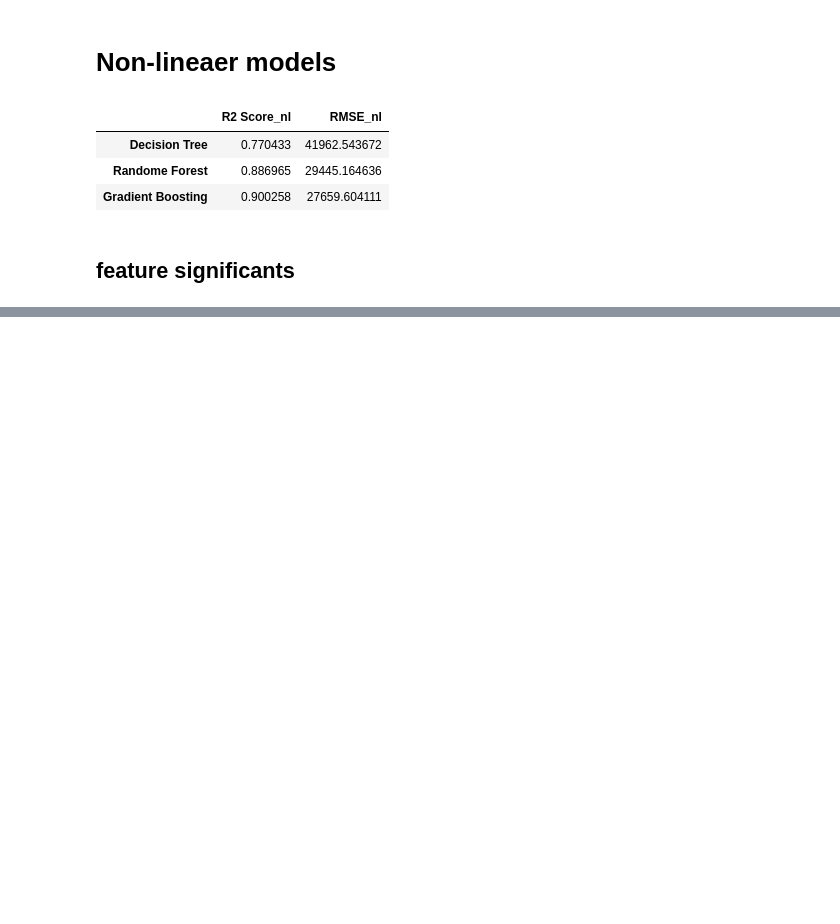
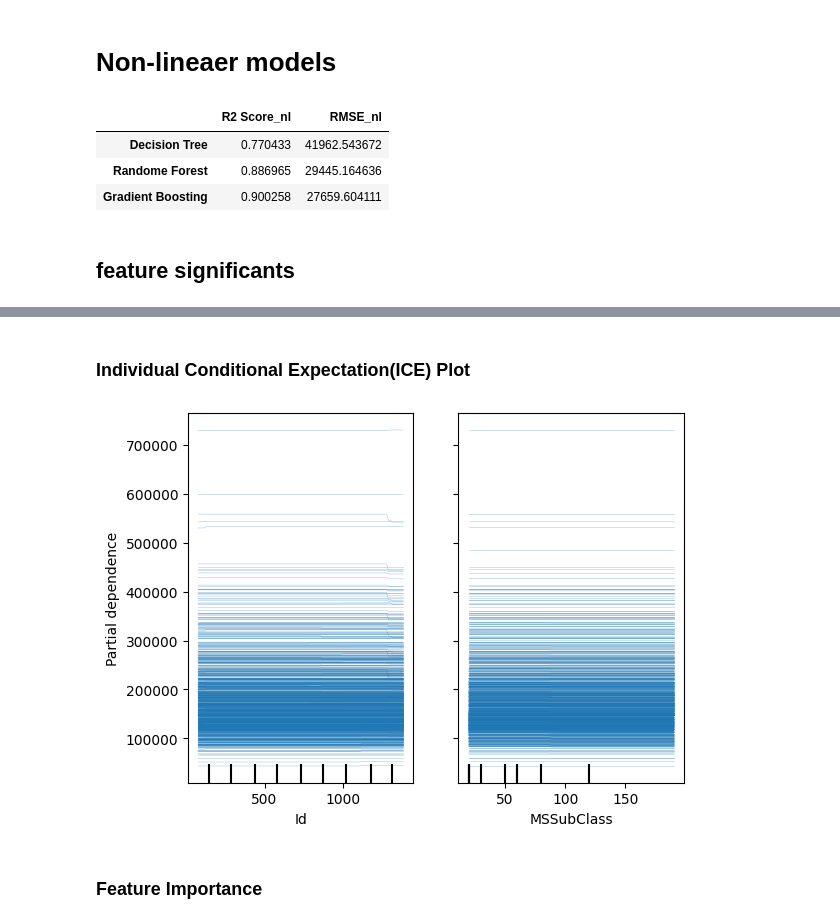
Before and after one commit to annwanginnt/Operation-Research, a Jupyter notebook: AIassignment2.ipynb, the cells around one changed output, grey strips where cells are left out. Saved outputs shown, nothing was run; the diff lists cells and outputs as text; code cells hidden in the pictures; blank space fills up the shorter version.

```diff
--- a/AIassignment2.ipynb
+++ b/AIassignment2.ipynb
@@ -377,0 +346,2 @@ pip U
+# %% [markdown]
+### Individual Conditional Expectation(ICE) Plot
@@ -377,0 +351,9 @@ pip U
+# %%
+# plot ICE
+features = [0, 1]
+PartialDependenceDisplay.from_estimator(model, X_train, features, kind='individual', feature_names=feature_names)
+plt.show()
+# %% [output]
+[figure, added]
+# %% [markdown]
+### Feature Importance
```
Also changed, not shown: parts of 11 cells of this notebook.
